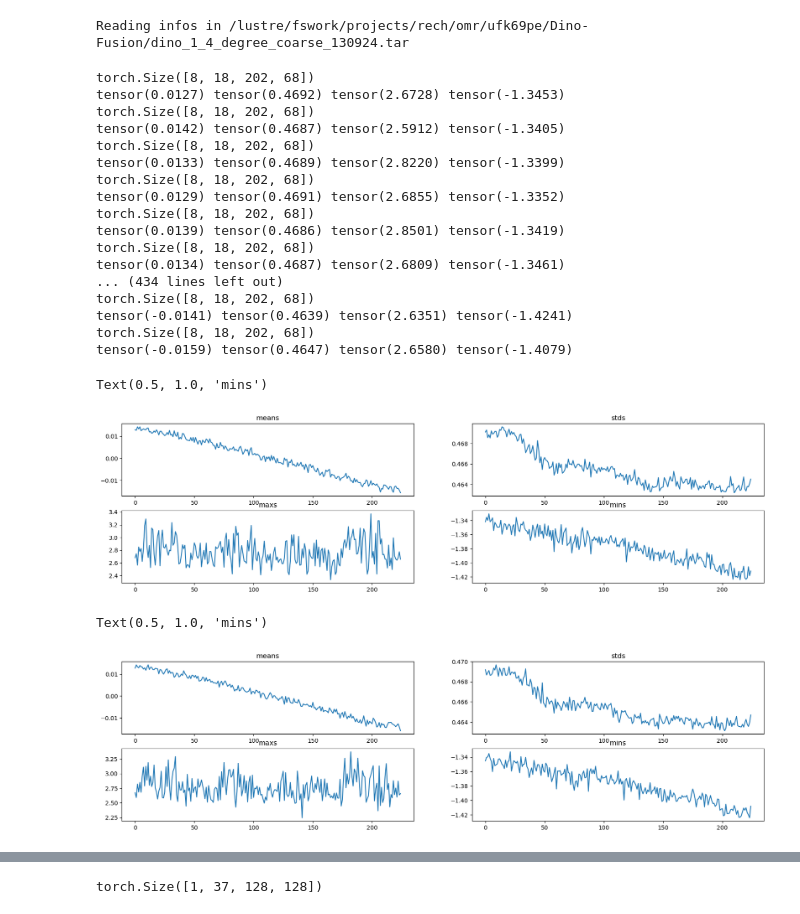
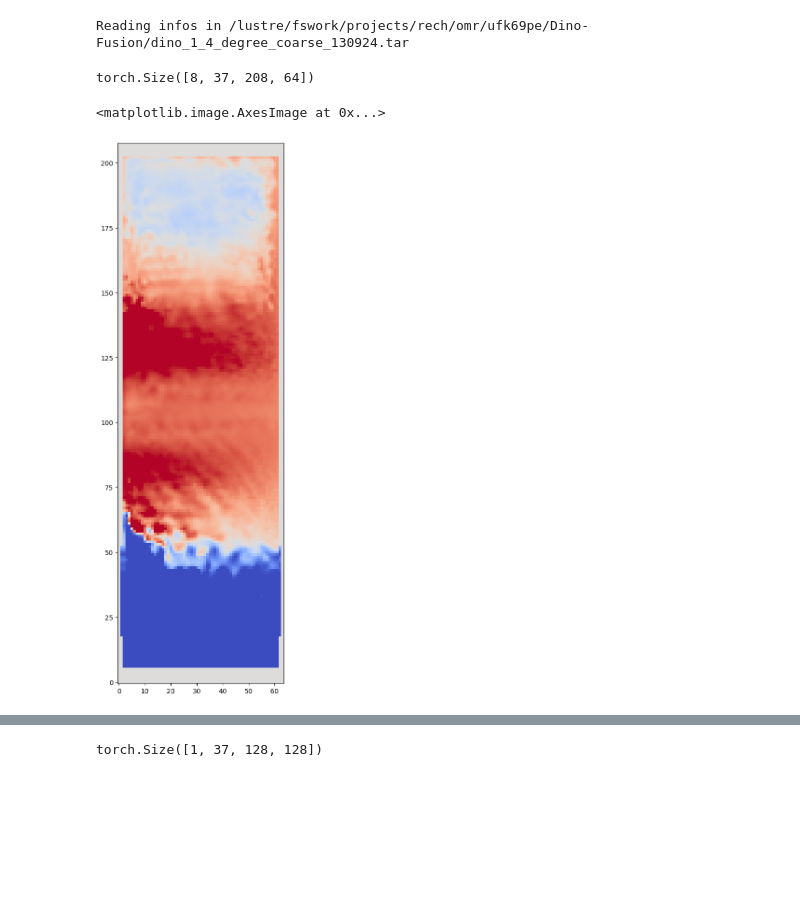
Before and after one commit to Etienne-Meunier/DINO-Fusion, a Jupyter notebook: Diffusion_Model/test_backbone.ipynb, the cells around one changed output, grey strips where cells are left out. Drawn from its saved outputs; the diff is of its cells as text; code cells hidden in the pictures; blank space fills up the shorter version.

```diff
--- a/Diffusion_Model/test_backbone.ipynb
+++ b/Diffusion_Model/test_backbone.ipynb
@@ -17,70 +17,3 @@ train_dataloader = get_dataloader(config.data_file, batch_size=config.train_batc
 config.data_shape = train_dataloader.get_data_shape()
 # %% [output]
 Reading infos in /lustre/fswork/projects/rech/omr/ufk69pe/Dino-Fusion/dino_1_4_degree_coarse_130924.tar
-# %%
-means = []
-stds = []
-maxs = []
-mins = []
-for image in train_dataloader:
-    print(image.shape)
-    kk, jj, ii, mm = image.mean(), image.std(), image.max(), image.min()
-    print(kk, jj, ii, mm)
-    means.append(kk)
-    stds.append(jj)
-    maxs.append(ii)
-    mins.append(mm)
-# %% [output]
-torch.Size([8, 18, 202, 68])
-tensor(0.0127) tensor(0.4692) tensor(2.6728) tensor(-1.3453)
-torch.Size([8, 18, 202, 68])
-tensor(0.0142) tensor(0.4687) tensor(2.5912) tensor(-1.3405)
-torch.Size([8, 18, 202, 68])
-tensor(0.0133) tensor(0.4689) tensor(2.8220) tensor(-1.3399)
-torch.Size([8, 18, 202, 68])
-tensor(0.0129) tensor(0.4691) tensor(2.6855) tensor(-1.3352)
-torch.Size([8, 18, 202, 68])
-tensor(0.0139) tensor(0.4686) tensor(2.8501) tensor(-1.3419)
-torch.Size([8, 18, 202, 68])
-tensor(0.0134) tensor(0.4687) tensor(2.6809) tensor(-1.3461)
-... (434 lines left out)
-torch.Size([8, 18, 202, 68])
-tensor(-0.0141) tensor(0.4639) tensor(2.6351) tensor(-1.4241)
-torch.Size([8, 18, 202, 68])
-tensor(-0.0159) tensor(0.4647) tensor(2.6580) tensor(-1.4079)
-# %%
-#####TOCE
-plt.figure(figsize=(20,5))
-plt.subplot(2,2,1)
-plt.plot(means)
-plt.title("means")
-plt.subplot(2,2,2)
-plt.plot(stds)
-plt.title("stds")
-plt.subplot(2,2,3)
-plt.plot(maxs)
-plt.title("maxs")
-plt.subplot(2,2,4)
-plt.plot(mins)
-plt.title("mins")
-# %% [output]
-Text(0.5, 1.0, 'mins')
-[figure, removed]
-# %%
-#####SSH
-plt.figure(figsize=(20,5))
-plt.subplot(2,2,1)
-plt.plot(means)
-plt.title("means")
-plt.subplot(2,2,2)
-plt.plot(stds)
-plt.title("stds")
-plt.subplot(2,2,3)
-plt.plot(maxs)
-plt.title("maxs")
-plt.subplot(2,2,4)
-plt.plot(mins)
-plt.title("mins")
-# %% [output]
-Text(0.5, 1.0, 'mins')
-[figure, removed]
@@ -86,0 +22,10 @@ Text(0.5, 1.0, 'mins')
+# %%
+image.shape
+# %% [output]
+torch.Size([8, 37, 208, 64])
+# %%
+plt.figure(figsize=(10, 15))
+plt.imshow(image[0,-1,:,:], cmap='coolwarm', origin='lower', vmax=1, vmin=-1)
+# %% [output]
+<matplotlib.image.AxesImage at 0x...>
+[figure, added]
```
Also changed, not shown: parts of 8 cells of this notebook, 2 other files.
